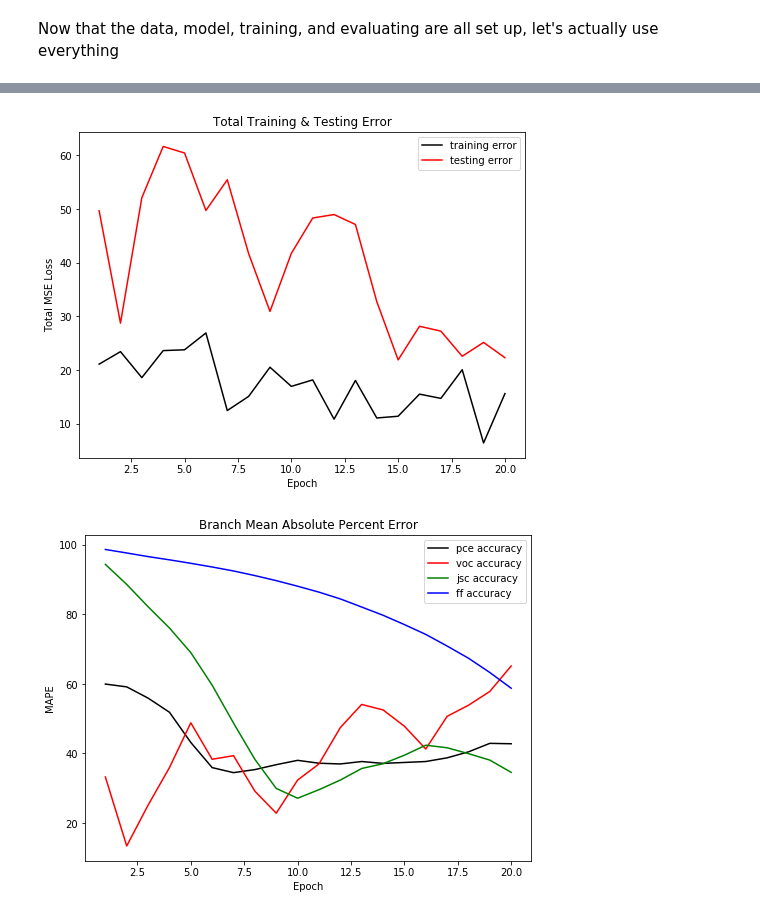
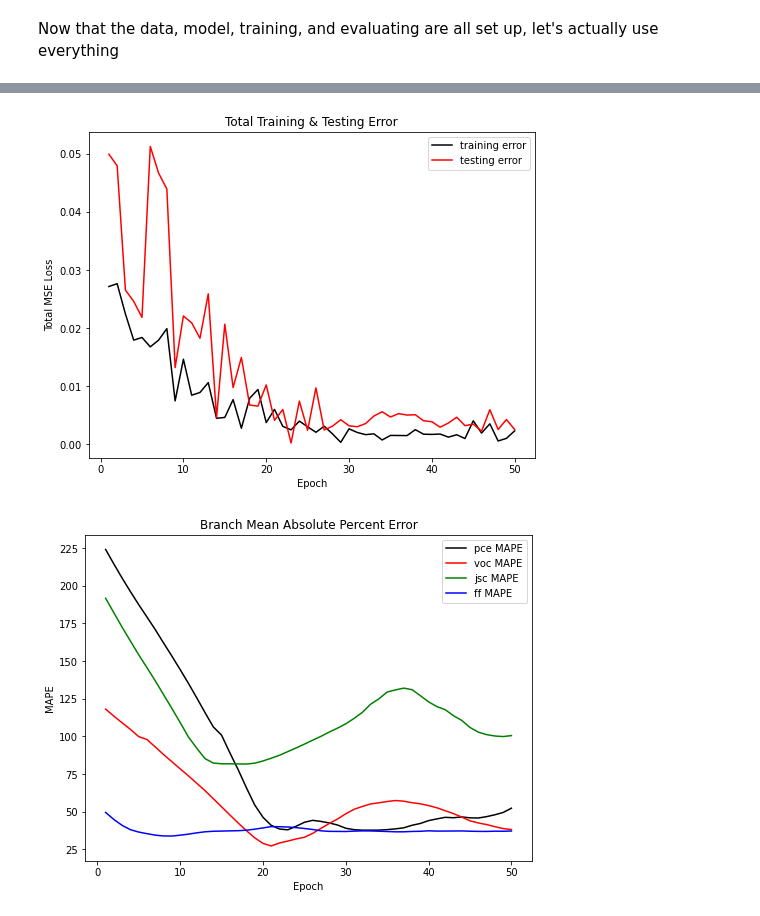
Before and after one commit to wesleyktatum/MatMAP, a Jupyter notebook: ipynb/OPV_NN1.ipynb, the cells around one changed output, grey strips where cells are left out. Cells and saved outputs as stored; diff of their text form; code cells hidden in the pictures.

```diff
--- a/ipynb/OPV_NN1.ipynb
+++ b/ipynb/OPV_NN1.ipynb
@@ -42,9 +54,9 @@ device_df.head()
 | 4 | 4 | 287 | 2019_4_16_P3HTPCBM_NA_3000_SUB1 | 0 | 1 | 0 | 0.637683 | 0.662407 | 2.204954 | ... |
 # %%
 # Hyper parameters
-num_epochs = 20
+num_epochs = 50
 batch_size = int(len(device_df['PCE'])*0.8*0.5) # 50% of x_train samples
-learning_rate = 0.0005
+learning_rate = 0.00083
 
 # Device configuration (GPU if available, otherwise CPU)
 device = torch.device('cuda:0' if torch.cuda.is_available() else 'cpu')
@@ -51,8 +68,9 @@ device = torch.device('cuda:0' if torch.cuda.is_available() else 'cpu')
 # %%
-X = device_df[['Time (min)', 'Temp (C)']] #input features used to make prediction
-Y = device_df[['PCE', 'VocL', 'Jsc', 'FF']] #target features to be predicted
+x_train, x_train_key = nuts.df_normalizer(x_train)
+y_train, y_train_key = nuts.df_normalizer(y_train)
 
-x_train, x_test, y_train, y_test = train_test_split(X,Y, test_size = 0.2, shuffle = True) #split dataset into separate testing and training datasets
+x_test, x_test_key = nuts.df_normalizer(x_test)
+y_test, y_test_key = nuts.df_normalizer(y_test)
 
 pce_train = y_train['PCE']
 pce_test = y_test['PCE']
@@ -305,7 +106,10 @@ Now that the data, model, training, and evaluating are all set up, let's actuall
 # Instantiate our beautiful NN model
 # takes in 2 features (anneal time, anneal temp)
 # predicts 4 metrics (PCE, Voc, Jsc, FF)
-model = NN1(in_dims = 2, out_dims = 4).to(device)
+in_dims = int(x_train_tensor.size(1)) #number of x channels
+out_dims = y_test.shape[1] #number of predicted features
+
+model = net.OPV_df_NN(in_dims = in_dims, out_dims = out_dims).to(device)
 
 #define the optimizer
 optimizer = torch.optim.Adam(params = model.parameters(), lr = learning_rate)
@@ -372,30 +178,30 @@ Epoch MAPE: PCE = 42.79399304776578
 # %%
 fig, ax = plt.subplots(figsize = (8,6))
 
 epochs = np.arange(1, (num_epochs+1), 1)
 
 plt.plot(epochs, train_epoch_losses, c = 'k', label = 'training error')
 plt.plot(epochs, test_epoch_losses, c = 'r', label = 'testing error')
 plt.legend(loc = 'upper right')
 plt.title("Total Training & Testing Error")
 ax.set_xlabel('Epoch')
 ax.set_ylabel('Total MSE Loss')
 plt.show()
 
 fig, ax = plt.subplots(figsize = (8,6))
 # plt.plot(epochs, train_epoch_accuracy, c = 'k', label = 'training accuracy')
-plt.plot(epochs, pce_test_epoch_accuracies, c = 'k', label = 'pce accuracy')
-plt.plot(epochs, voc_test_epoch_accuracies, c = 'r', label = 'voc accuracy')
-plt.plot(epochs, jsc_test_epoch_accuracies, c = 'g', label = 'jsc accuracy')
-plt.plot(epochs, ff_test_epoch_accuracies, c = 'b', label = 'ff accuracy')
+plt.plot(epochs, pce_test_epoch_accuracies, c = 'k', label = 'pce MAPE')
+plt.plot(epochs, voc_test_epoch_accuracies, c = 'r', label = 'voc MAPE')
+plt.plot(epochs, jsc_test_epoch_accuracies, c = 'g', label = 'jsc MAPE')
+plt.plot(epochs, ff_test_epoch_accuracies, c = 'b', label = 'ff MAPE')
 plt.legend(loc = 'upper right')
 plt.title("Branch Mean Absolute Percent Error")
 ax.set_xlabel('Epoch')
 ax.set_ylabel('MAPE')
 plt.show()
 # %% [output]
-[figure, old version]
+[figure, new version]
-[figure, old version]
+[figure, new version]
 # %%
 fig, ax = plt.subplots(figsize = (8,6))
 
```
Also changed, not shown: parts of 8 cells of this notebook, 6 other files.
